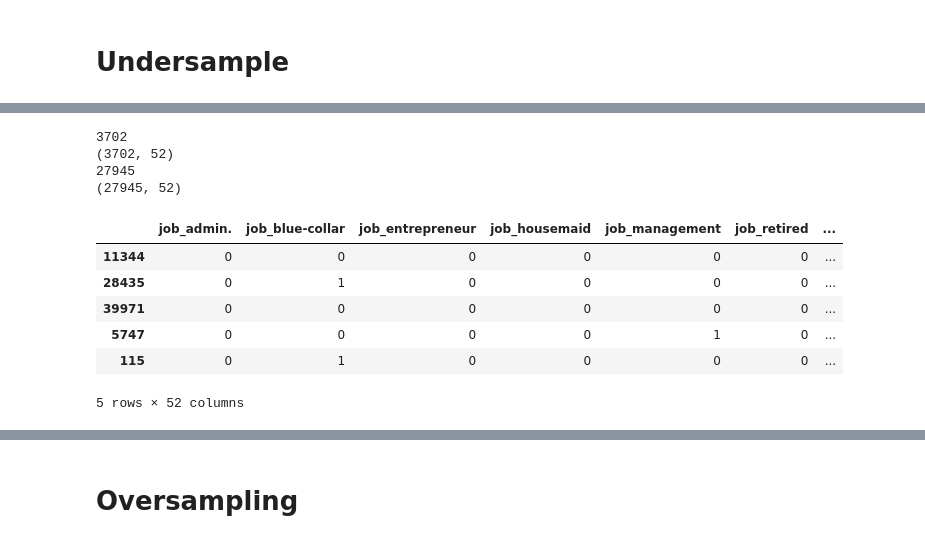
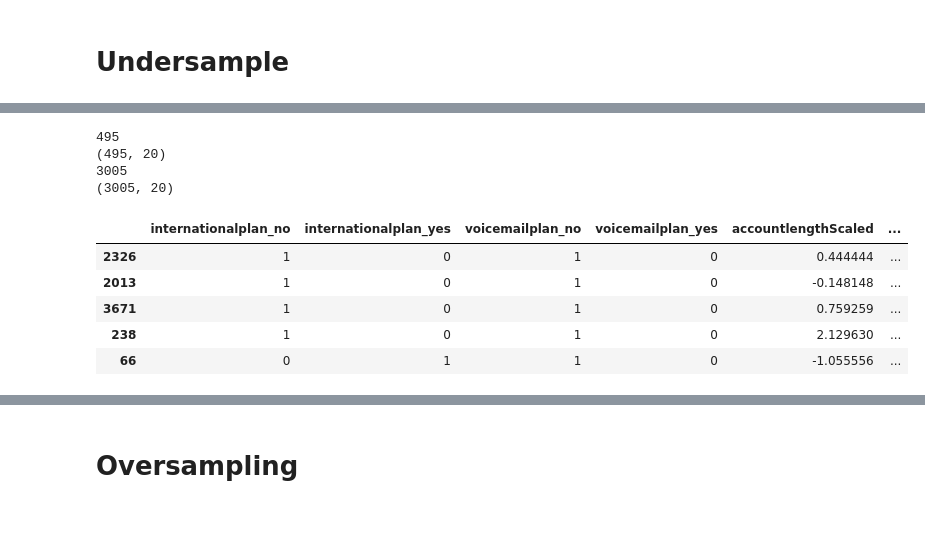
Before and after one commit to davro76/Data-Mining-Process, a Jupyter notebook: ChurnResampling.ipynb, the cells around one changed output, grey strips where cells are left out. Cells and saved outputs as stored; diff of their text form; code cells hidden in the pictures.

```diff
--- a/ChurnResampling.ipynb
+++ b/ChurnResampling.ipynb
@@ -38,4 +69,4 @@ bankData.head()
 # %%
 # TREAT THE CAT cols (encoding)
-bankCat = pd.get_dummies(bankData[['job','marital','education','default','housing','loan','contact','month','poutcome']])
+ChurnDataCat = pd.get_dummies(ChurnData[['internationalplan','voicemailplan']])
 # %%
@@ -56,0 +94,11 @@ bankNum.shape
+# %%
+# Seperating the numerical data
+ChurnDataNum = ChurnData [['accountlengthScaled',
+       'numbervmailmessagesScaled', 'totaldayminutesScaled',
+       'totaldaychargeScaled', 'totaldaycallsScaled', 'totaleveminutesScaled',
+       'totalevecallsScaled', 'totalevechargeScaled',
+       'totalnightminutesScaled', 'totalnightcallsScaled',
+       'totalnightchargeScaled', 'totalintlminutesScaled',
+       'totalintlcallsScaled', 'totalintlchargeScaled',
+       'numbercustomerservicecallsScaled']]
+ChurnDataNum.shape
@@ -57,10 +107,10 @@ bankNum.shape
 # %%
 # Merging with the original data frame
 # Preparing the X variables
-X = pd.concat([bankCat, bankNum], axis=1)
+X = pd.concat([ChurnDataCat, ChurnDataNum], axis=1)
 print(X.shape)
 # Preparing the Y variable
-Y = bankData['y']
+Y = ChurnData['churn']
 print(Y.shape)
 X.head()
 # %% [output]
@@ -149,31 +190,30 @@ trainData.head()
 # %%
 # Finding the indexes of the sample data set where the propensity is 'yes'
-ind = trainData[trainData['y']=='yes'].index
+ind = trainData[trainData['churn']=='Yes'].index
 print(len(ind))
 
 # Seperate the minority classes
 minData = trainData.loc[ind]
 print(minData.shape)
 
 # Finding indexes of majority class
-ind1 = trainData[trainData['y']=='no'].index
+ind1 = trainData[trainData['churn']=='No'].index
 print(len(ind1))
 # Seperating the majority class
 majData = trainData.loc[ind1]
 print(majData.shape)
 majData.head()
 # %% [output]
-3702
-(3702, 52)
-27945
-(27945, 52)
+495
+(495, 20)
+3005
+(3005, 20)
-|  | job_admin. | job_blue-collar | job_entrepreneur | job_housemaid | job_management | job_retired | ... |
-| 11344 | 0 | 0 | 0 | 0 | 0 | 0 | ... |
-| 28435 | 0 | 1 | 0 | 0 | 0 | 0 | ... |
-| 39971 | 0 | 0 | 0 | 0 | 0 | 0 | ... |
-| 5747 | 0 | 0 | 0 | 0 | 1 | 0 | ... |
-| 115 | 0 | 1 | 0 | 0 | 0 | 0 | ... |
+|  | internationalplan_no | internationalplan_yes | voicemailplan_no | voicemailplan_yes | accountlengthScaled | ... |
+| 2326 | 1 | 0 | 1 | 0 | 0.444444 | ... |
+| 2013 | 1 | 0 | 1 | 0 | -0.148148 | ... |
+| 3671 | 1 | 0 | 1 | 0 | 0.759259 | ... |
+| 238 | 1 | 0 | 1 | 0 | 2.129630 | ... |
+| 66 | 0 | 1 | 1 | 0 | -1.055556 | ... |
-5 rows × 52 columns
 # %%
 # Take a random sample equal to length of the minority class to make the data set balanced
 
```
Also changed, not shown: parts of 27 cells of this notebook.
